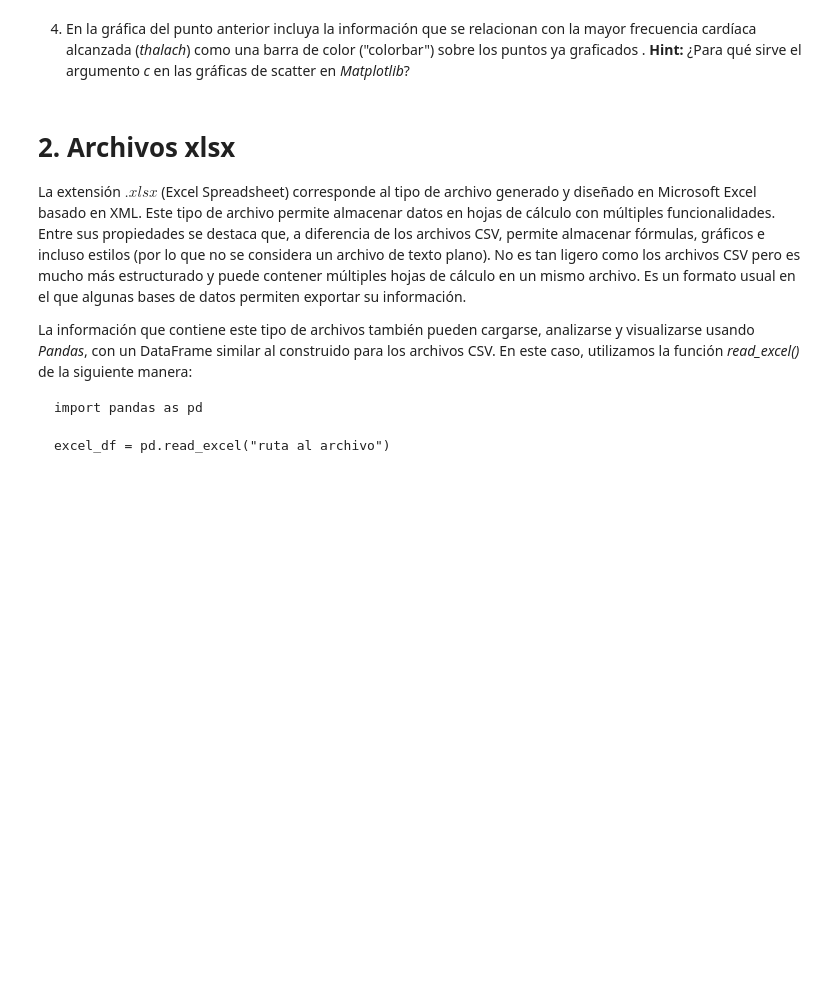
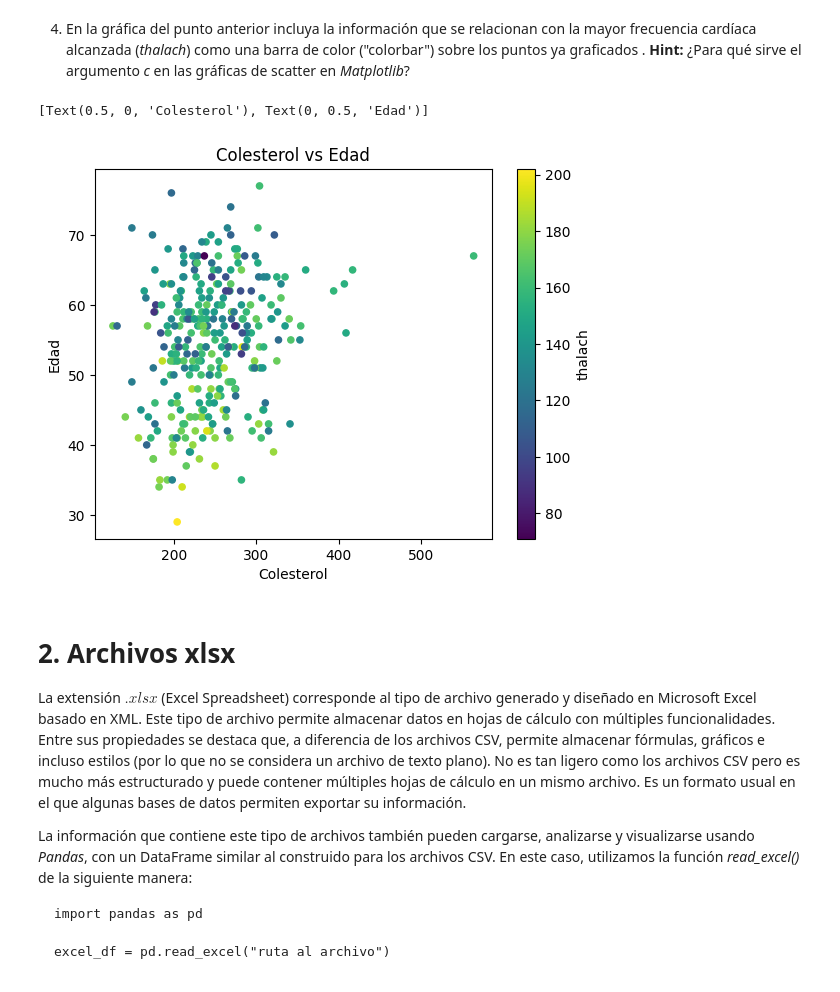
Before and after one commit to GargolasML/LabsML, a Jupyter notebook: Lab3/Laboratorio_3_20261.ipynb, the cells around one changed output. Saved outputs shown, nothing was run; the diff lists cells and outputs as text; code cells hidden in the pictures; blank space fills up the shorter version.

Commit message:
Punto 1 completo

```diff
--- a/Lab3/Laboratorio_3_20261.ipynb
+++ b/Lab3/Laboratorio_3_20261.ipynb
@@ -97,5 +110,17 @@ ax[1].set(xlabel = '', ylabel='Count', title = 'Sex Distribution')
 # %% [markdown]
 4. En la gráfica del punto anterior incluya la información que se relacionan con la mayor frecuencia cardíaca alcanzada (*thalach*) como una barra de color ("colorbar") sobre los puntos ya graficados . **Hint:** ¿Para qué sirve el argumento *c* en las gráficas de scatter en *Matplotlib*?
+# %%
+# chol -> niveles de colesterol
+# age -> edad
+# thalach -> frecuencia cardiaca alcanzada
+
+# Añadimos un parámetro adicional "c", que será la frecuencia cardíaca. Luego le agregamos un colormap
+# para que los puntos se coloreen de acuerdo a su frecuencia cardíaca, y así poder visualizar la relación entre estas tres variables.
+ax1 = heart_df.plot.scatter(x='chol', y='age', c='thalach', colormap="viridis", title='Colesterol vs Edad')
+ax1.set(xlabel='Colesterol', ylabel='Edad')
+# %% [output]
+[Text(0.5, 0, 'Colesterol'), Text(0, 0.5, 'Edad')]
+[figure, added]
 # %% [markdown]
 # **2. Archivos xlsx**
 
```
Also changed, not shown: parts of 1 cell of this notebook.
